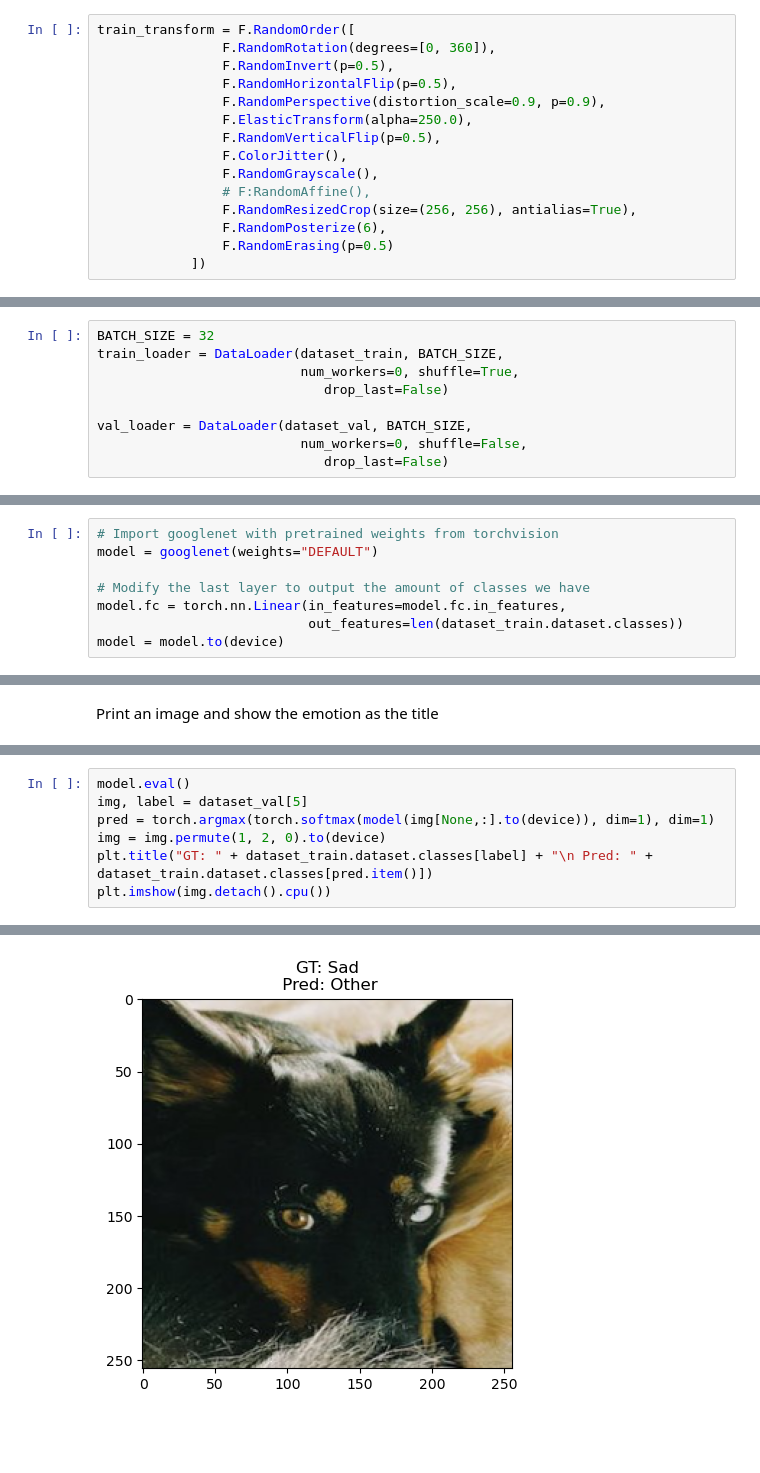
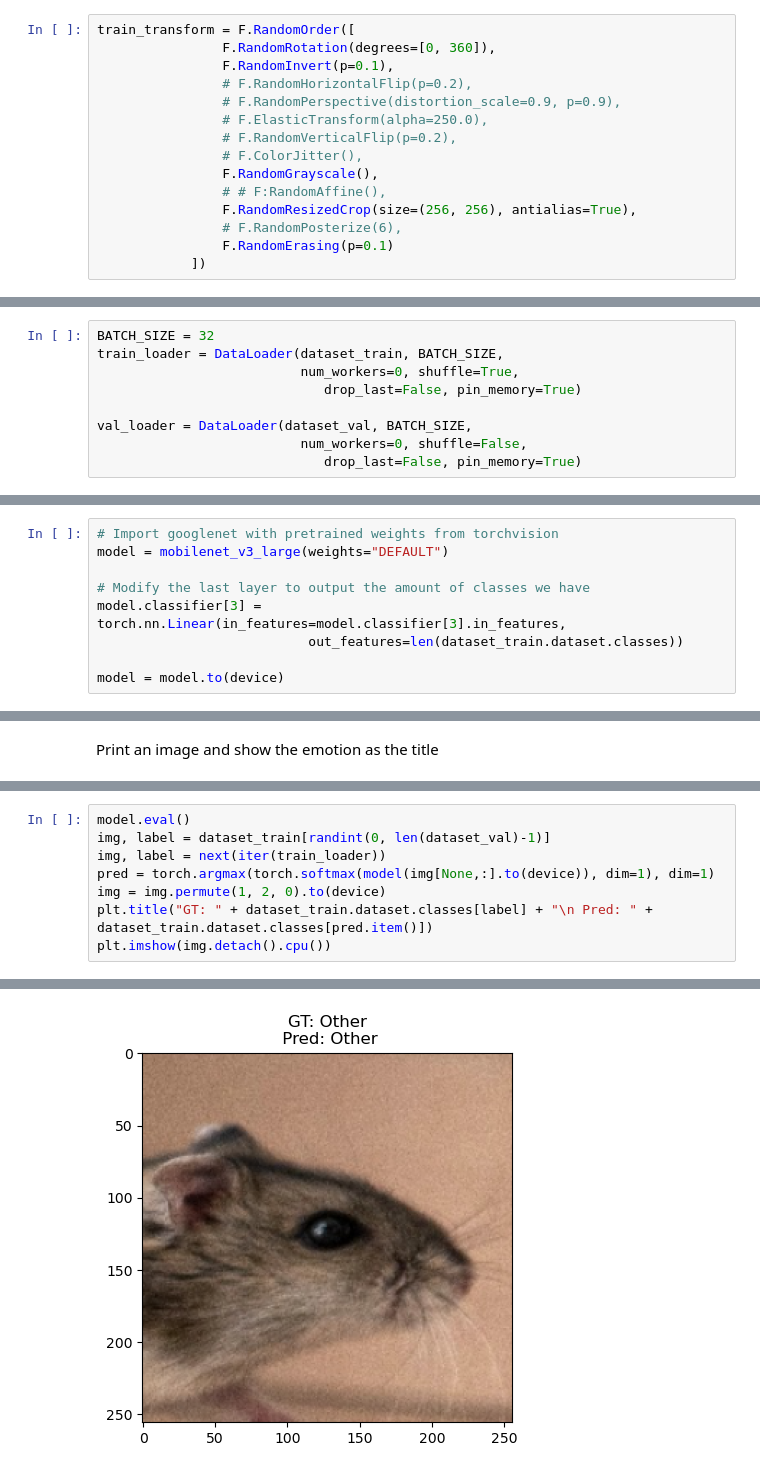
Before and after one commit to toivow/PetFacialExpression, a Jupyter notebook: Notebook.ipynb, the cells around one changed output, grey strips where cells are left out. Cells and saved outputs as stored; diff of their text form; blank space fills up the shorter version.

Commit message:
Minor updates to speed up training

```diff
--- a/Notebook.ipynb
+++ b/Notebook.ipynb
@@ -31,17 +32,17 @@ Define datasets for training and validation
 # %%
 train_transform = F.RandomOrder([
                 F.RandomRotation(degrees=[0, 360]),
-                F.RandomInvert(p=0.5),
-                F.RandomHorizontalFlip(p=0.5),
-                F.RandomPerspective(distortion_scale=0.9, p=0.9),
-                F.ElasticTransform(alpha=250.0),
-                F.RandomVerticalFlip(p=0.5),
-                F.ColorJitter(),
+                F.RandomInvert(p=0.1),
+                # F.RandomHorizontalFlip(p=0.2),
+                # F.RandomPerspective(distortion_scale=0.9, p=0.9),
+                # F.ElasticTransform(alpha=250.0),
+                # F.RandomVerticalFlip(p=0.2),
+                # F.ColorJitter(),
                 F.RandomGrayscale(),
-                # F:RandomAffine(),
+                # # F:RandomAffine(),
                 F.RandomResizedCrop(size=(256, 256), antialias=True),
-                F.RandomPosterize(6),
-                F.RandomErasing(p=0.5)
+                # F.RandomPosterize(6),
+                F.RandomErasing(p=0.1)
             ])
 # %%
 dataset_train = FacialExpressionDataset(train_transform=train_transform, device=device)
@@ -58,20 +59,21 @@ Define dataloaders
 BATCH_SIZE = 32
 train_loader = DataLoader(dataset_train, BATCH_SIZE,
                           num_workers=0, shuffle=True,
-                             drop_last=False)
+                             drop_last=False, pin_memory=True)
 
 val_loader = DataLoader(dataset_val, BATCH_SIZE,
                           num_workers=0, shuffle=False,
-                             drop_last=False)
+                             drop_last=False, pin_memory=True)
 # %% [markdown]
 Create the model
 # %%
 # Import googlenet with pretrained weights from torchvision
-model = googlenet(weights="DEFAULT")
+model = mobilenet_v3_large(weights="DEFAULT")
 
 # Modify the last layer to output the amount of classes we have
-model.fc = torch.nn.Linear(in_features=model.fc.in_features,
+model.classifier[3] = torch.nn.Linear(in_features=model.classifier[3].in_features,
                            out_features=len(dataset_train.dataset.classes))
+
 model = model.to(device)
 # %% [markdown]
 Define the optimizer and loss function
@@ -114,10 +134,11 @@ Print an image and show the emotion as the title
 # %%
 model.eval()
-img, label = dataset_val[5]
+img, label = dataset_train[randint(0, len(dataset_val)-1)]
+img, label = next(iter(train_loader))
 pred = torch.argmax(torch.softmax(model(img[None,:].to(device)), dim=1), dim=1)
 img = img.permute(1, 2, 0).to(device)
 plt.title("GT: " + dataset_train.dataset.classes[label] + "\n Pred: " + dataset_train.dataset.classes[pred.item()])
 plt.imshow(img.detach().cpu())
 # %% [output]
 <matplotlib.image.AxesImage at 0x...>
-[figure, old version]
+[figure, new version]
```
Also changed, not shown: parts of 4 cells of this notebook, 1 other file.
